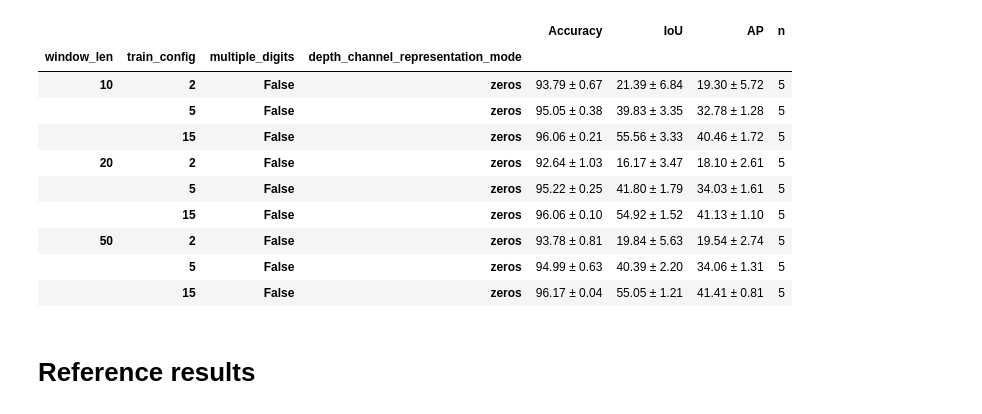
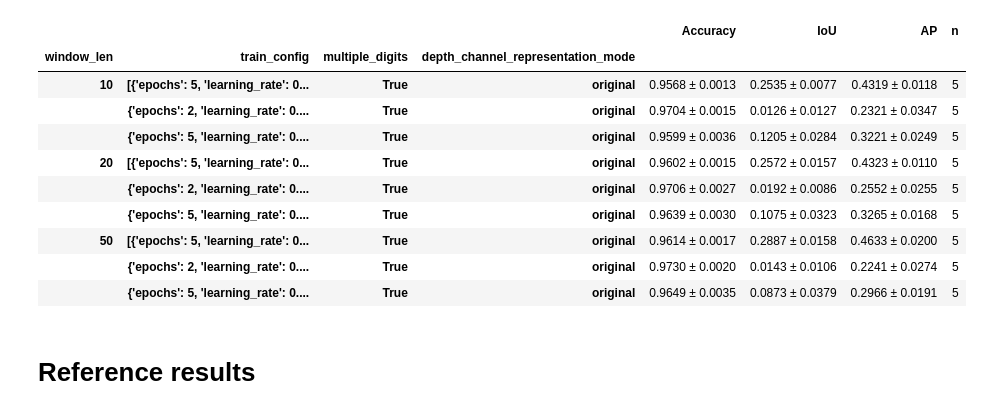
Before and after one commit to EWitting/dsait4205-ev-mask-reproduction, a Jupyter notebook: nbs/process_results.ipynb, the cells around one changed output. Drawn from its saved outputs; the diff is of its cells as text; code cells hidden in the pictures.

```diff
--- a/nbs/process_results.ipynb
+++ b/nbs/process_results.ipynb
@@ -8,5 +7,6 @@ results_dir = '../results'
 # %%
-all_results = glob.glob('../results/*.json')
+offset = "offset_14"
+all_results = glob.glob(f'../results/{offset}/*.json')
 
 table_data = []
 for result in all_results:
@@ -39,29 +50,29 @@ df.head()
 # %%
 metrics = ['Accuracy', 'IoU', 'AP']
 grouped = df.groupby(['window_len','train_config','multiple_digits','depth_channel_representation_mode'])
 means = grouped[metrics].mean(numeric_only=True)
 stds = grouped[metrics].std(numeric_only=True)
 stds.rename(columns=lambda x: x + '_std', inplace=True)
 counts = pd.DataFrame(grouped.size(), columns=['n'])
 
 combined = pd.concat([means, stds, counts], axis=1)
 for metric in metrics:
-    combined[metric] = combined.apply(lambda x: f"{x[metric]*100:.2f} ± {x[f'{metric}_std']*100:.2f}", axis=1)
+    combined[metric] = combined.apply(lambda x: f"{x[metric]:.4f} ± {x[f'{metric}_std']:.4f}", axis=1)
     combined.drop([f'{metric}_std'], axis=1, inplace=True)
-combined.to_csv('results.csv', index=True)
+combined.to_csv(f'results_{offset}.csv', index=True)
 combined
 # %% [output]
 |  |  |  |  | Accuracy | IoU | AP | n |
 | window_len | train_config | multiple_digits | depth_channel_representation_mode |  |  |  |  |
-| 10 | 2 | False | zeros | 93.79 ± 0.67 | 21.39 ± 6.84 | 19.30 ± 5.72 | 5 |
-|  | 5 | False | zeros | 95.05 ± 0.38 | 39.83 ± 3.35 | 32.78 ± 1.28 | 5 |
-|  | 15 | False | zeros | 96.06 ± 0.21 | 55.56 ± 3.33 | 40.46 ± 1.72 | 5 |
-| 20 | 2 | False | zeros | 92.64 ± 1.03 | 16.17 ± 3.47 | 18.10 ± 2.61 | 5 |
-|  | 5 | False | zeros | 95.22 ± 0.25 | 41.80 ± 1.79 | 34.03 ± 1.61 | 5 |
-|  | 15 | False | zeros | 96.06 ± 0.10 | 54.92 ± 1.52 | 41.13 ± 1.10 | 5 |
-| 50 | 2 | False | zeros | 93.78 ± 0.81 | 19.84 ± 5.63 | 19.54 ± 2.74 | 5 |
-|  | 5 | False | zeros | 94.99 ± 0.63 | 40.39 ± 2.20 | 34.06 ± 1.31 | 5 |
-|  | 15 | False | zeros | 96.17 ± 0.04 | 55.05 ± 1.21 | 41.41 ± 0.81 | 5 |
+| 10 | [{'epochs': 5, 'learning_rate': 0... | True | original | 0.9568 ± 0.0013 | 0.2535 ± 0.0077 | 0.4319 ± 0.0118 | 5 |
+|  | {'epochs': 2, 'learning_rate': 0.... | True | original | 0.9704 ± 0.0015 | 0.0126 ± 0.0127 | 0.2321 ± 0.0347 | 5 |
+|  | {'epochs': 5, 'learning_rate': 0.... | True | original | 0.9599 ± 0.0036 | 0.1205 ± 0.0284 | 0.3221 ± 0.0249 | 5 |
+| 20 | [{'epochs': 5, 'learning_rate': 0... | True | original | 0.9602 ± 0.0015 | 0.2572 ± 0.0157 | 0.4323 ± 0.0110 | 5 |
+|  | {'epochs': 2, 'learning_rate': 0.... | True | original | 0.9706 ± 0.0027 | 0.0192 ± 0.0086 | 0.2552 ± 0.0255 | 5 |
+|  | {'epochs': 5, 'learning_rate': 0.... | True | original | 0.9639 ± 0.0030 | 0.1075 ± 0.0323 | 0.3265 ± 0.0168 | 5 |
+| 50 | [{'epochs': 5, 'learning_rate': 0... | True | original | 0.9614 ± 0.0017 | 0.2887 ± 0.0158 | 0.4633 ± 0.0200 | 5 |
+|  | {'epochs': 2, 'learning_rate': 0.... | True | original | 0.9730 ± 0.0020 | 0.0143 ± 0.0106 | 0.2241 ± 0.0274 | 5 |
+|  | {'epochs': 5, 'learning_rate': 0.... | True | original | 0.9649 ± 0.0035 | 0.0873 ± 0.0379 | 0.2966 ± 0.0191 | 5 |
 # %% [markdown]
 # Reference results
 # %%
```
Also changed, not shown: parts of 3 cells of this notebook.
